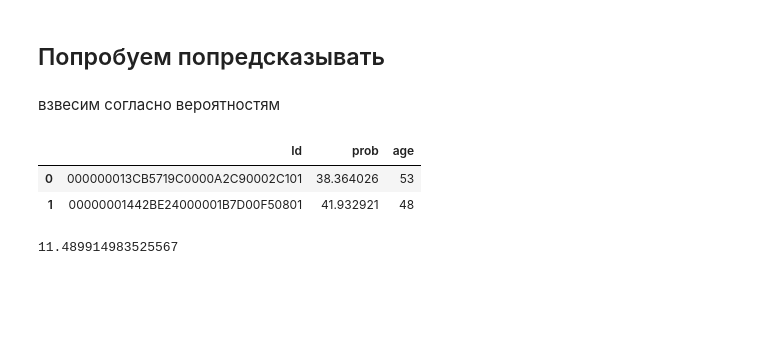
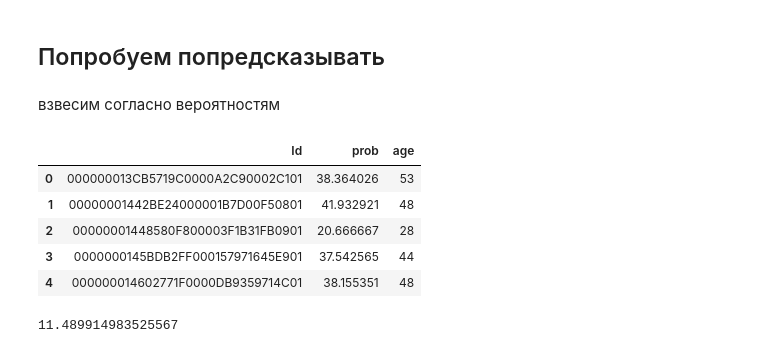
Before and after one commit to ParpulovDmitry/dmia, a Jupyter notebook: base/hw03/age_blending_improved-1.ipynb, the cells around one changed output. Cells and saved outputs as stored; diff of their text form; code cells hidden in the pictures; blank space fills up the shorter version.

```diff
--- a/base/hw03/age_blending_improved-1.ipynb
+++ b/base/hw03/age_blending_improved-1.ipynb
@@ -209,15 +209,18 @@ decades = [11, 24, 27, 30, 33, 36, 39, 43, 50, 76]  # по центрам инт
 # %% [markdown]
 взвесим согласно вероятностям
 # %%
-pred_simple_probs_urls = probs_users.apply(lambda x: sum(x.values*decades), axis=1)
+pred_simple_probs_urls = probs_users_tr.apply(lambda x: sum(x.values*decades), axis=1)
 # %%
 m = pred_simple_probs_urls.reset_index().merge(age_train_df)
 m.columns = ["Id", "prob", "age"]
-m.head(2)
+m.head()
 # %% [output]
 |  | Id | prob | age |
 | 0 | 000000013CB5719C0000A2C90002C101 | 38.364026 | 53 |
 | 1 | 00000001442BE24000001B7D00F50801 | 41.932921 | 48 |
+| 2 | 00000001448580F800003F1B31FB0901 | 20.666667 | 28 |
+| 3 | 0000000145BDB2FF000157971645E901 | 37.542565 | 44 |
+| 4 | 000000014602771F0000DB9359714C01 | 38.155351 | 48 |
 # %%
 rmse(m.prob.values, m.age.values)  ## еще лучше!!!!
 # %% [output]
```
Also changed, not shown: parts of 15 cells of this notebook, 2 other files.
